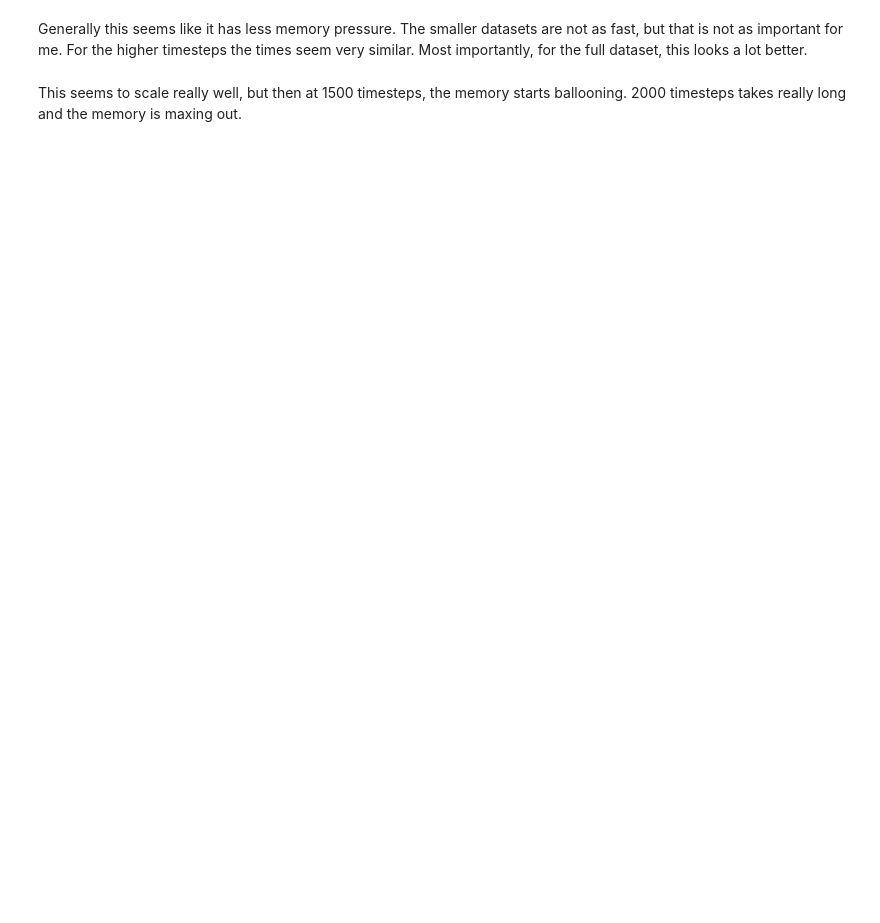
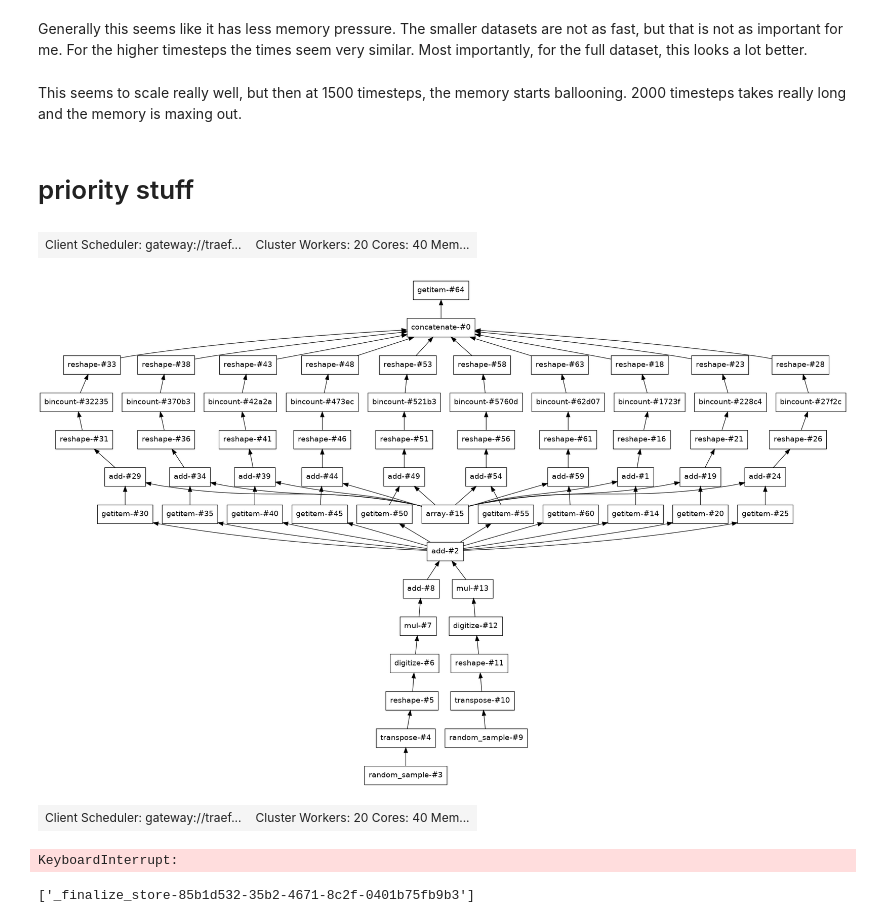
Before and after one commit to ocean-transport/coiled_collaboration, a Jupyter notebook: notebooks/jbusecke_2d_xhistogram/jbusecke_2d_xhistogram.ipynb, the cells around one changed output. Saved outputs shown, nothing was run; the diff lists cells and outputs as text; code cells hidden in the pictures; blank space fills up the shorter version.

```diff
--- a/notebooks/jbusecke_2d_xhistogram/jbusecke_2d_xhistogram.ipynb
+++ b/notebooks/jbusecke_2d_xhistogram/jbusecke_2d_xhistogram.ipynb
@@ -85,7 +85,8 @@ def pdf_wrapper(ds, bins_dict={'thetao':np.linspace(-1, 1, n_bins), 'so':np.lins
 
     vol = ds.areacello * ds.thkcello
 
-    hist = histogram(*args, bins=bins, weights=vol, dim=dim)
+#     hist = histogram(*args, bins=bins, weights=vol, dim=dim)
+    hist = histogram(*args, bins=bins, dim=dim)
     pdf = hist
     return pdf
 # %%
@@ -152,5 +155,6 @@ dask.array<chunksize=(360, 291, 20, 1), meta=np.ndarray>
 Attributes: (0)
 # %%
-out = pdf_wrapper(ds_synth).to_dataset(name='test')
+with dask.annotate(priority=-5):
+    out = pdf_wrapper(ds_synth).to_dataset(name='test')
 out
 # %% [output]
@@ -220,3 +219,9 @@ for ti in [100, 500, 1000, 1500, 2000]:
 # %% [markdown]
 This seems to scale really well, but then at 1500 timesteps, the memory starts ballooning.
 2000 timesteps takes really long and the memory is maxing out.
+# %% [markdown]
+# priority stuff
+# %%
+client.restart()
+# %% [output]
+| Client Scheduler: gateway://traef... | Cluster Workers: 20 Cores: 40 Mem... |
@@ -222,0 +230,13 @@ This seems to scale really well, but then at 1500 timesteps, the memory starts b
+# %%
+out.test.data.dask.visualize(format='png') #, optimize_graph=True
+# out2.dask.visualize(format='png') #, optimize_graph=True
+# %% [output]
+[figure, added]
+# %%
+client.restart()
+# %% [output]
+| Client Scheduler: gateway://traef... | Cluster Workers: 20 Cores: 40 Mem... |
+# %%
+out2.compute()
+# %% [output]
+KeyboardInterrupt:
@@ -222,0 +247,4 @@ This seems to scale really well, but then at 1500 timesteps, the memory starts b
+# %%
+zs.__dask_keys__()
+# %% [output]
+['_finalize_store-85b1d532-35b2-4671-8c2f-0401b75fb9b3']
```
Also changed, not shown: parts of 12 cells of this notebook, 1 other file.
